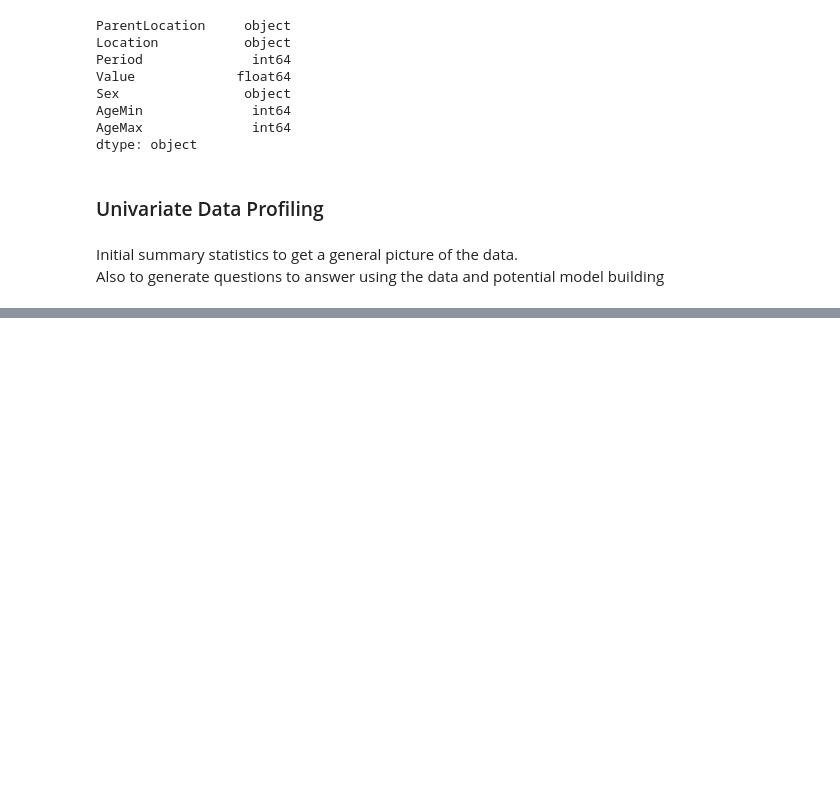
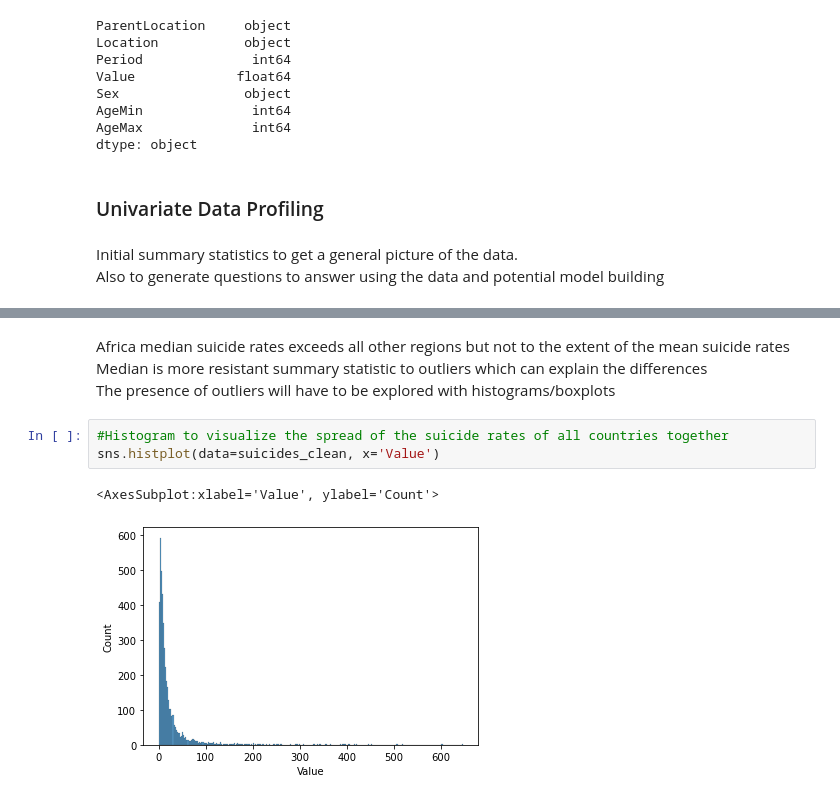
Before and after one commit to Fullcure3/WHO_suicide_rates, a Jupyter notebook: Suicides.ipynb, the cells around one changed output, grey strips where cells are left out. Cells and saved outputs as stored; diff of their text form; blank space fills up the shorter version.

```diff
--- a/Suicides.ipynb
+++ b/Suicides.ipynb
@@ -220,0 +269,10 @@ Also to generate questions to answer using the data and potential model building
+# %% [markdown]
+Africa median suicide rates exceeds all other regions but not to the extent of the mean suicide rates<br>
+Median is more resistant summary statistic to outliers which can explain the differences<br>
+The presence of outliers will have to be explored with histograms/boxplots
+# %%
+#Histogram to visualize the spread of the suicide rates of all countries together
+sns.histplot(data=suicides_clean, x='Value')
+# %% [output]
+<AxesSubplot:xlabel='Value', ylabel='Count'>
+[figure, added]
```
Also changed, not shown: parts of 41 cells of this notebook.
